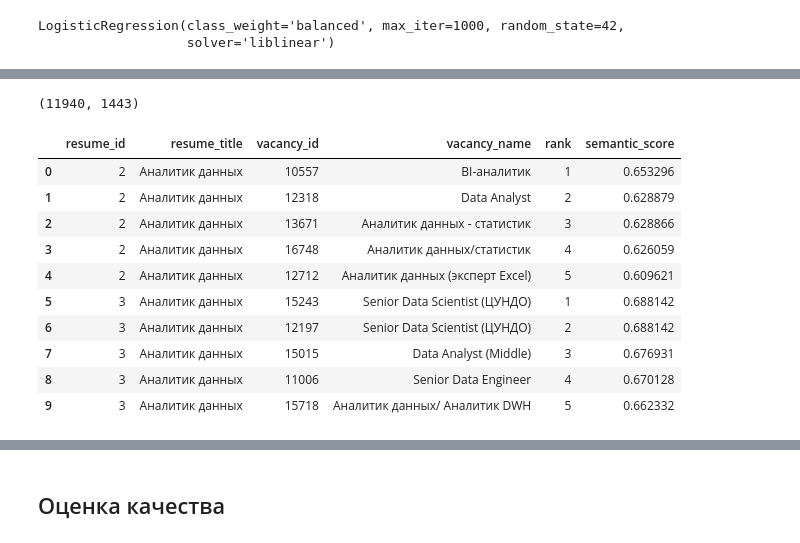
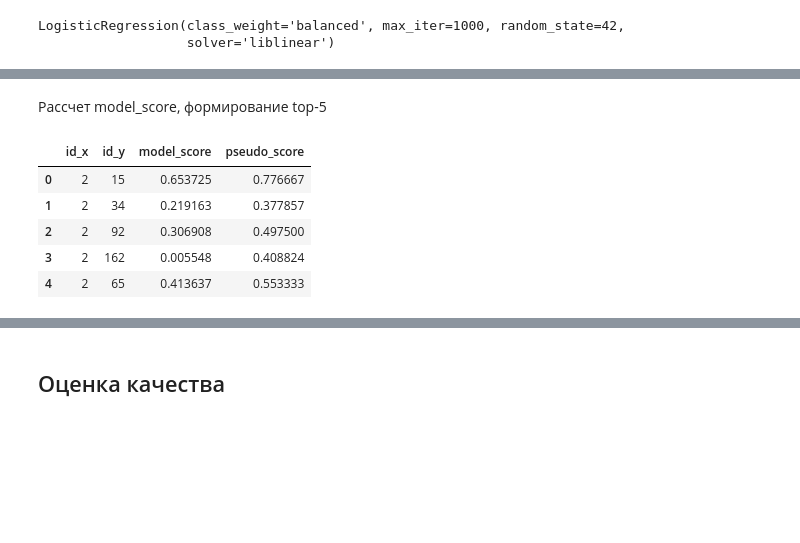
Before and after one commit to KirillTretyakov/thesis, a Jupyter notebook: baseline_new.ipynb, the cells around one changed output, grey strips where cells are left out. Saved outputs shown, nothing was run; the diff lists cells and outputs as text; code cells hidden in the pictures; blank space fills up the shorter version.

```diff
--- a/baseline_new.ipynb
+++ b/baseline_new.ipynb
@@ -221,28 +137,28 @@ SignificanceResult(statistic=np.float64(0.3777336227183146), pvalue=np.float64(0
 # %%
 def make_logreg_data_by_percent(
     df_pairs,
-    train_resume_ids,
+    resume_ids,
     pos_pct=0.05,
     neg_pct=0.20
 ):
-    train_source = df_pairs[df_pairs['id_x'].isin(train_resume_ids)].copy()
+    source = df_pairs[df_pairs['id_x'].isin(resume_ids)].copy()
 
-    train_source['rank_pct'] = (
-        train_source
+    source['rank_pct'] = (
+        source
         .groupby('id_x')['pseudo_score']
         .rank(pct=True, ascending=False)
     )
 
-    train_logreg = train_source[
-        (train_source['rank_pct'] <= pos_pct) |
-        (train_source['rank_pct'] >= 1 - neg_pct)
+    logreg_data = source[
+        (source['rank_pct'] <= pos_pct) |
+        (source['rank_pct'] >= 1 - neg_pct)
     ].copy()
 
-    train_logreg['target'] = (
-        train_logreg['rank_pct'] <= pos_pct
+    logreg_data['target'] = (
+        logreg_data['rank_pct'] <= pos_pct
     ).astype(int)
 
-    return train_logreg
+    return logreg_data
 # %%
 train_logreg = make_logreg_data_by_percent(
     df_pairs=df_pairs,
@@ -307,14 +207,9 @@ train_logreg[['id_x', 'id_y', 'target', 'pair_text']].head()
 # %%
-sample_train_resume_ids = pd.Series(train_resume_ids).sample(
-    n=2000,
-    random_state=42
-)
-
 train_logreg = make_logreg_data_by_percent(
     df_pairs=df_pairs,
-    train_resume_ids=sample_train_resume_ids,
-    pos_pct=0.03,
-    neg_pct=0.10
+    train_resume_ids=train_resume_ids,
+    pos_pct=0.05,
+    neg_pct=0.20
 )
 
 train_logreg.shape
@@ -426,7 +276,0 @@ vacancy_embeddings = model.encode(
-# %%
-from sklearn.metrics.pairwise import cosine_similarity
-
-sim_matrix = cosine_similarity(resume_embeddings, vacancy_embeddings)
-sim_matrix.shape
-# %% [output]
-(11940, 1443)
@@ -452,15 +277,15 @@ def get_top_matches(sim_matrix, df_rez_base, df_vac_base, top_k=5):
-# %%
-top_matches = get_top_matches(sim_matrix, df_rez, df_vac, top_k=5)
-top_matches.head(10)
-# %% [output]
-|  | resume_id | resume_title | vacancy_id | vacancy_name | rank | semantic_score |
-| 0 | 2 | Аналитик данных | 10557 | BI-аналитик | 1 | 0.653296 |
-| 1 | 2 | Аналитик данных | 12318 | Data Analyst | 2 | 0.628879 |
-| 2 | 2 | Аналитик данных | 13671 | Аналитик данных - статистик | 3 | 0.628866 |
-| 3 | 2 | Аналитик данных | 16748 | Аналитик данных/статистик | 4 | 0.626059 |
-| 4 | 2 | Аналитик данных | 12712 | Аналитик данных (эксперт Excel) | 5 | 0.609621 |
-| 5 | 3 | Аналитик данных | 15243 | Senior Data Scientist (ЦУНДО) | 1 | 0.688142 |
-| 6 | 3 | Аналитик данных | 12197 | Senior Data Scientist (ЦУНДО) | 2 | 0.688142 |
-| 7 | 3 | Аналитик данных | 15015 | Data Analyst (Middle) | 3 | 0.676931 |
-| 8 | 3 | Аналитик данных | 11006 | Senior Data Engineer | 4 | 0.670128 |
-| 9 | 3 | Аналитик данных | 15718 | Аналитик данных/ Аналитик DWH | 5 | 0.662332 |
+# %% [markdown]
+Рассчет model_score, формирование top-5
+# %%
+X_test = tfidf_logreg.transform(test_pairs['pair_text'])
+
+test_pairs['model_score'] = logreg.predict_proba(X_test)[:, 1]
+
+test_pairs[['id_x', 'id_y', 'model_score', 'pseudo_score']].head()
+# %% [output]
+|  | id_x | id_y | model_score | pseudo_score |
+| 0 | 2 | 15 | 0.653725 | 0.776667 |
+| 1 | 2 | 34 | 0.219163 | 0.377857 |
+| 2 | 2 | 92 | 0.306908 | 0.497500 |
+| 3 | 2 | 162 | 0.005548 | 0.408824 |
+| 4 | 2 | 65 | 0.413637 | 0.553333 |
```
Also changed, not shown: parts of 77 cells of this notebook, 3 other files.
